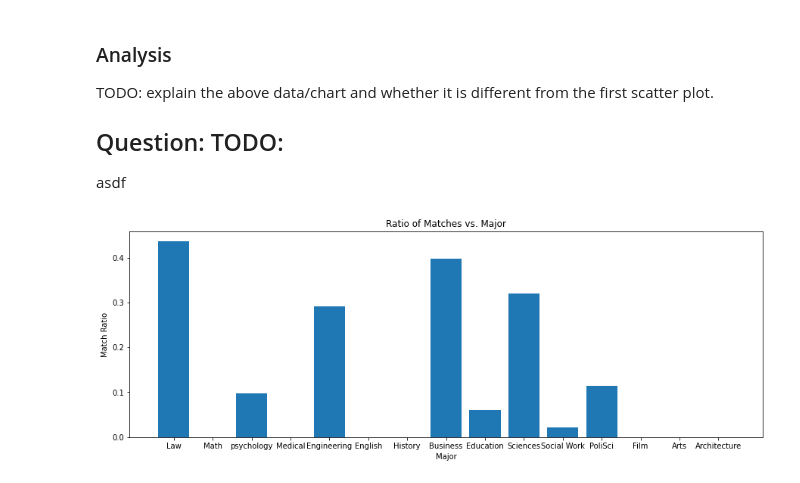
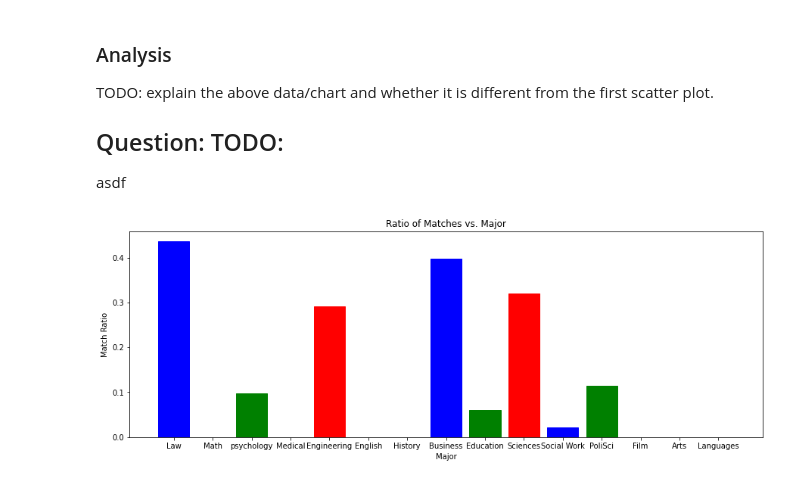
Before and after one commit to Kadekool/Speed-Dating-Exploration, a Jupyter notebook: Speed Dating Jupyter.ipynb, the cells around one changed output. Drawn from its saved outputs; the diff is of its cells as text; code cells hidden in the pictures.

Commit message:
Reformatted for clarity and added colors to chart

```diff
--- a/Speed Dating Jupyter.ipynb
+++ b/Speed Dating Jupyter.ipynb
@@ -144,33 +144,42 @@ for iid in ProfessionofIndividual.copy().keys():
 MatchesWithSameProfession=[0]*17
 DatesWithSameProfession=[0]*17
 
 for subject in pairToDidMatch:
     if pairToDidMatch[subject] == 1:
         if subject[0] in ProfessionofIndividual and subject[1] in ProfessionofIndividual:
             if ProfessionofIndividual[subject[0]] == ProfessionofIndividual[subject[1]]:
                 MatchesWithSameProfession[int(ProfessionofIndividual[int(subject[0])]-1)]+=1
             DatesWithSameProfession[int(ProfessionofIndividual[int(subject[0])]-1)]+=1
 
+titles=['Law','Math','psychology','Medical','Engineering','English','History','Business','Education','Sciences','Social Work','Undecided','PoliSci','Film','Arts','Languages','Architecture']
 
 for i in range(len(DatesWithSameProfession)):
     if i>=len(DatesWithSameProfession):
         break
     if DatesWithSameProfession[i] == 0:
         MatchesWithSameProfession.pop(i)
         DatesWithSameProfession.pop(i)
+        titles.pop(i)
         i-=1
 
-titles=['Law','Math','psychology','Medical','Engineering','English','History','Business','Education','Sciences','Social Work','PoliSci','Film','Arts','Architecture']
 PecentMatchMajor = [0]*len(DatesWithSameProfession)
 
 for i in range(len(PecentMatchMajor)):
     PecentMatchMajor[i] = MatchesWithSameProfession[i]/DatesWithSameProfession[i]
 
 fig = plt.figure(figsize = (15, 5))
-plt.bar(titles,PecentMatchMajor)
+Bars=plt.bar(titles,PecentMatchMajor)
+colors='bgr'
+
+j=0
+for i in range(len(titles)):
+    if PecentMatchMajor[i] != 0:
+        Bars[i].set_color(colors[j%len(colors)])
+        j+=1
+
 plt.title("Ratio of Matches vs. Major")
 plt.xlabel("Major")
 plt.ylabel("Match Ratio")
 plt.show()
 # %% [output]
-[figure, old version]
+[figure, new version]
```
